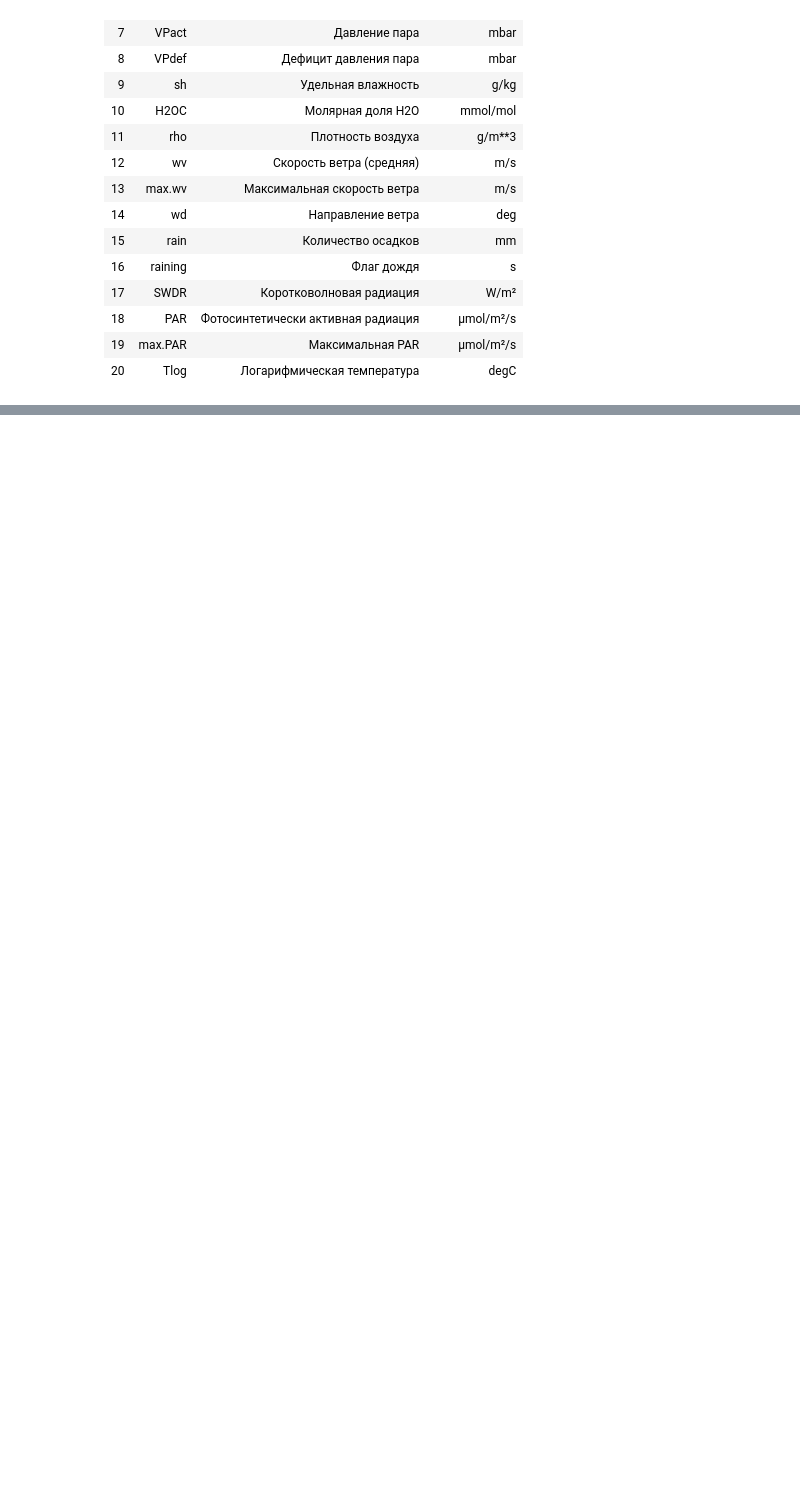
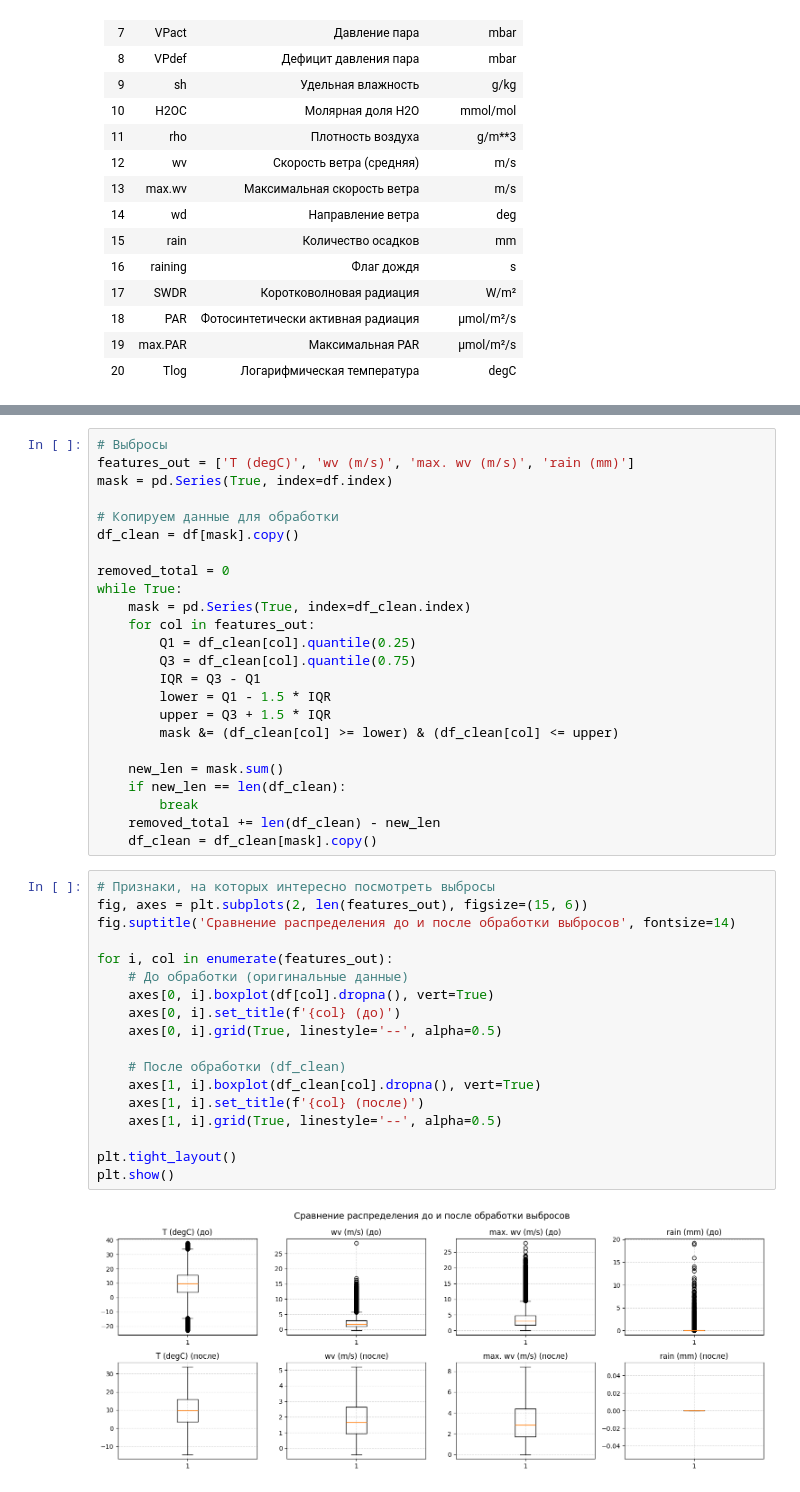
Before and after one commit to Ntshnka/Time_Series, a Jupyter notebook: IKM.ipynb, the cells around one changed output, grey strips where cells are left out. Saved outputs shown, nothing was run; the diff lists cells and outputs as text; blank space fills up the shorter version.

```diff
--- a/IKM.ipynb
+++ b/IKM.ipynb
@@ -98,0 +163,44 @@ for feature in features:
+# %%
+# Выбросы
+features_out = ['T (degC)', 'wv (m/s)', 'max. wv (m/s)', 'rain (mm)']
+mask = pd.Series(True, index=df.index)
+
+# Копируем данные для обработки
+df_clean = df[mask].copy()
+
+removed_total = 0
+while True:
+    mask = pd.Series(True, index=df_clean.index)
+    for col in features_out:
+        Q1 = df_clean[col].quantile(0.25)
+        Q3 = df_clean[col].quantile(0.75)
+        IQR = Q3 - Q1
+        lower = Q1 - 1.5 * IQR
+        upper = Q3 + 1.5 * IQR
+        mask &= (df_clean[col] >= lower) & (df_clean[col] <= upper)
+
+    new_len = mask.sum()
+    if new_len == len(df_clean):
+        break
+    removed_total += len(df_clean) - new_len
+    df_clean = df_clean[mask].copy()
+# %%
+# Признаки, на которых интересно посмотреть выбросы
+fig, axes = plt.subplots(2, len(features_out), figsize=(15, 6))
+fig.suptitle('Сравнение распределения до и после обработки выбросов', fontsize=14)
+
+for i, col in enumerate(features_out):
+    # До обработки (оригинальные данные)
+    axes[0, i].boxplot(df[col].dropna(), vert=True)
+    axes[0, i].set_title(f'{col} (до)')
+    axes[0, i].grid(True, linestyle='--', alpha=0.5)
+
+    # После обработки (df_clean)
+    axes[1, i].boxplot(df_clean[col].dropna(), vert=True)
+    axes[1, i].set_title(f'{col} (после)')
+    axes[1, i].grid(True, linestyle='--', alpha=0.5)
+
+plt.tight_layout()
+plt.show()
+# %% [output]
+[figure, added]
```
Also changed, not shown: parts of 13 cells of this notebook, 2 other files.
